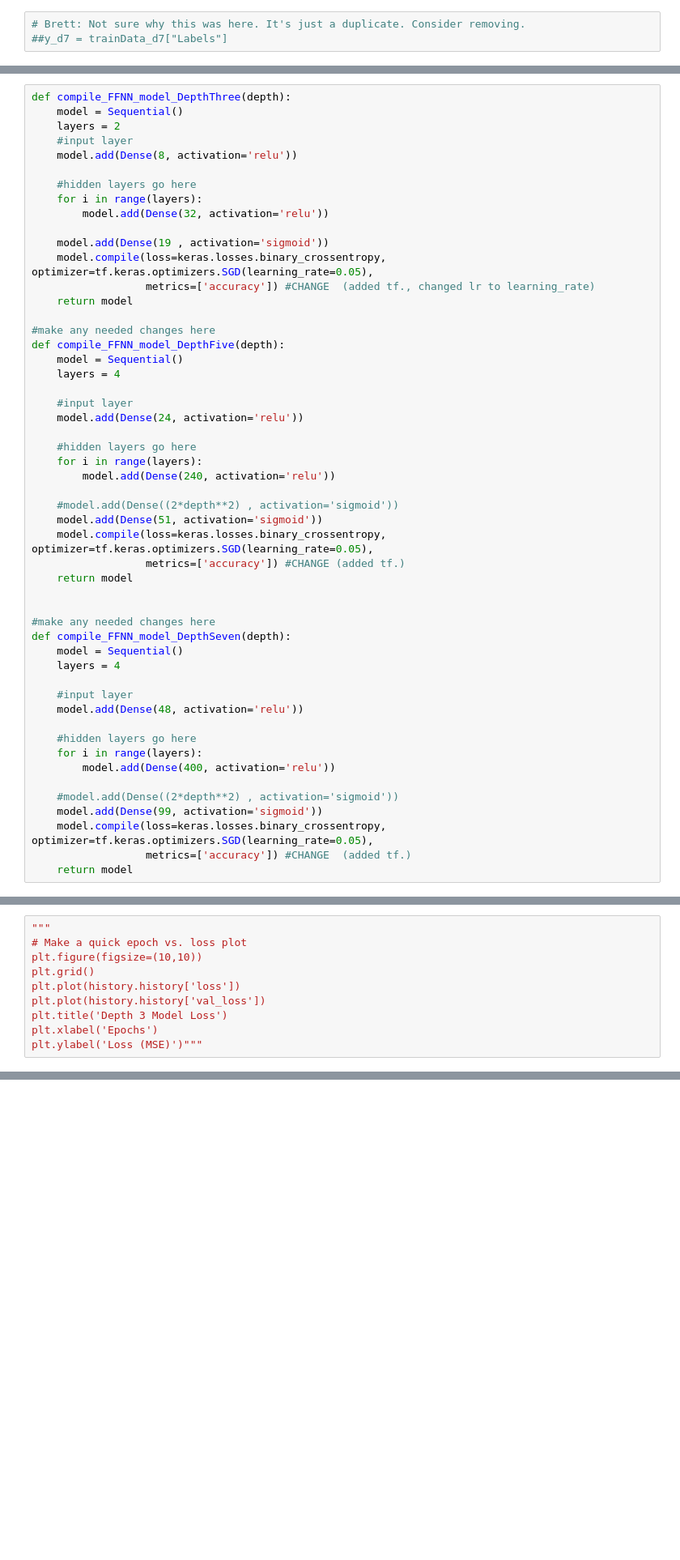
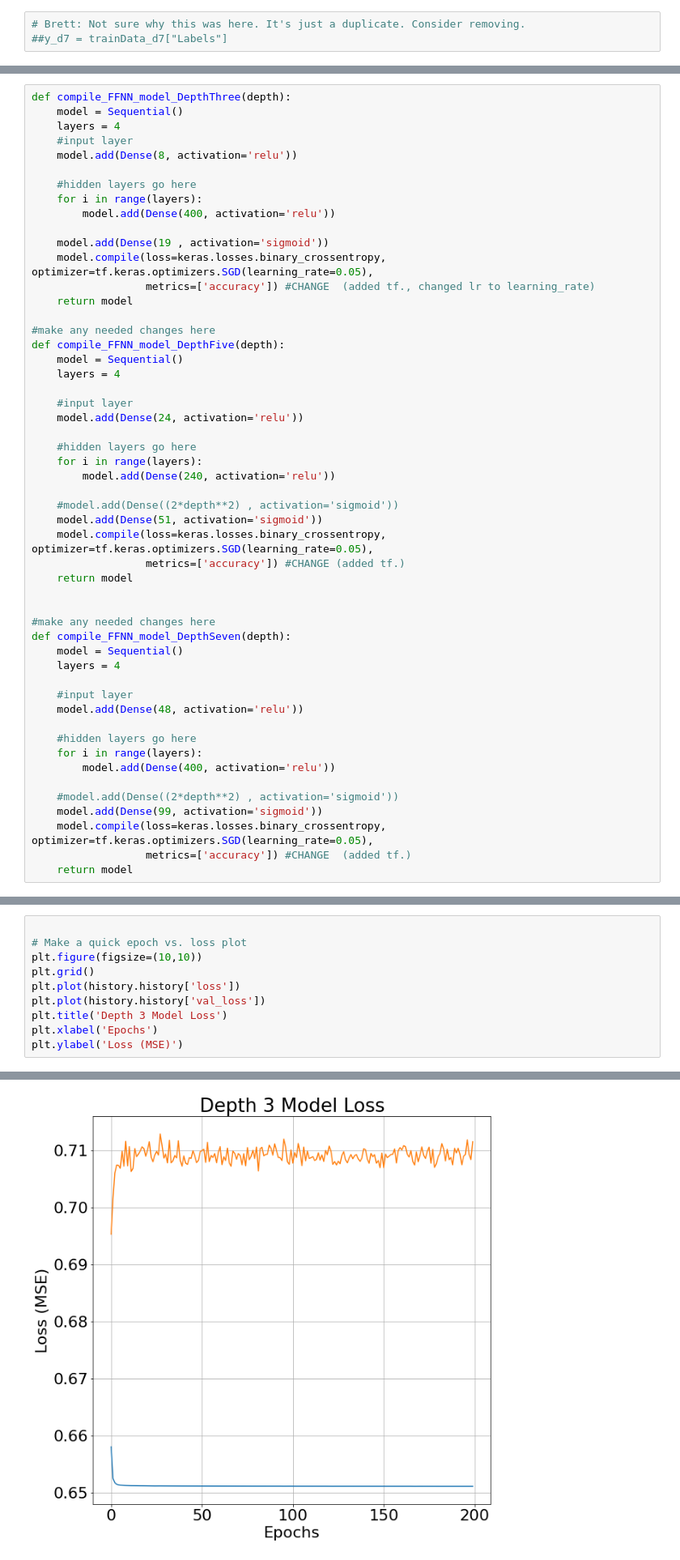
Before and after one commit to xphileprof/QIS, a Jupyter notebook: brett.martin/Neural Network/ErrorCorrectionModels.ipynb, the cells around one changed output, grey strips where cells are left out. Shown at 81% size. Drawn from its saved outputs; the diff is of its cells as text; blank space fills up the shorter version.

```diff
--- a/brett.martin/Neural Network/ErrorCorrectionModels.ipynb
+++ b/brett.martin/Neural Network/ErrorCorrectionModels.ipynb
@@ -702,13 +702,13 @@ def test_plut(table, test_set):
 # %%
 def compile_FFNN_model_DepthThree(depth):
     model = Sequential()
-    layers = 2
+    layers = 4
     #input layer
     model.add(Dense(8, activation='relu'))
 
     #hidden layers go here
     for i in range(layers):
-        model.add(Dense(32, activation='relu'))
+        model.add(Dense(400, activation='relu'))
 
     model.add(Dense(19 , activation='sigmoid'))
     model.compile(loss=keras.losses.binary_crossentropy, optimizer=tf.keras.optimizers.SGD(learning_rate=0.05),
@@ -995,5 +1084,5 @@ history = model.fit(
 # %%
-"""
+
 # Make a quick epoch vs. loss plot
 plt.figure(figsize=(10,10))
 plt.grid()
@@ -1001,4 +1090,5 @@ plt.plot(history.history['loss'])
 plt.plot(history.history['val_loss'])
 plt.title('Depth 3 Model Loss')
 plt.xlabel('Epochs')
-plt.ylabel('Loss (MSE)')"""
+plt.ylabel('Loss (MSE)')
+# %% [output]
@@ -1005 +1096,2 @@ plt.ylabel('Loss (MSE)')"""
+[figure, added]
 # %%
```
Also changed, not shown: parts of 5 cells of this notebook, 1 other file.
